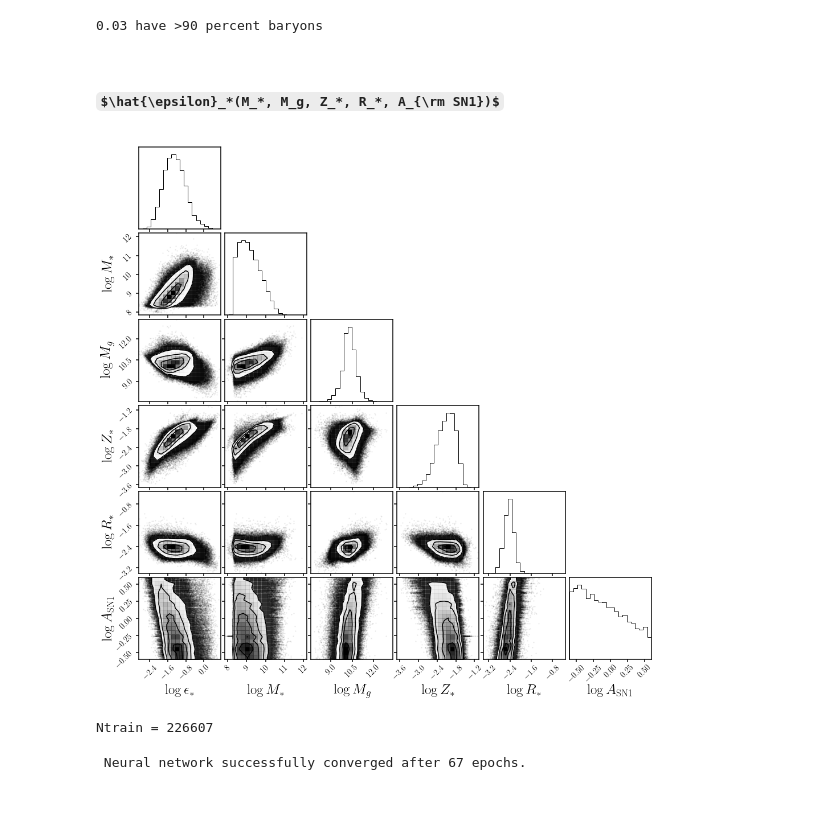
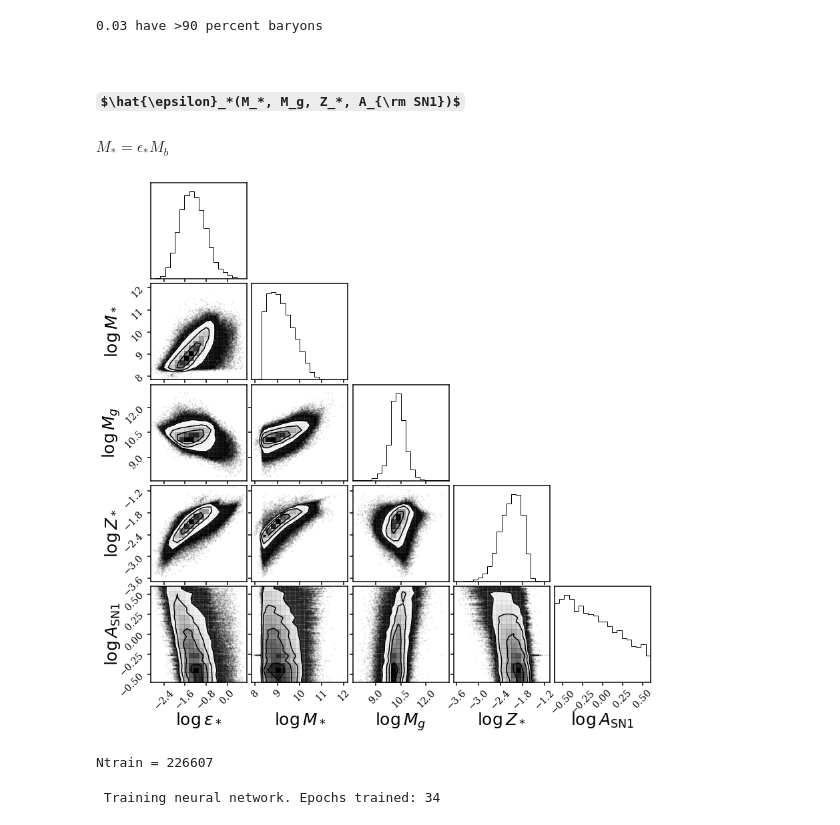
Before and after one commit to changhoonhahn/goleta, a Jupyter notebook: nb/hat_epsilon.ipynb, the cells around one changed output. Cells and saved outputs as stored; diff of their text form; code cells hidden in the pictures; some formulas as TeX source.

Commit message:
TNG epsilon estimator with M*, Mg, Z*, and ASN1

```diff
--- a/nb/hat_epsilon.ipynb
+++ b/nb/hat_epsilon.ipynb
@@ -15,7 +24,7 @@ import corner as DFM
 # --- plotting ---
 import matplotlib as mpl
 import matplotlib.pyplot as plt
-mpl.rcParams['text.usetex'] = True
+#mpl.rcParams['text.usetex'] = True
 mpl.rcParams['font.family'] = 'serif'
 mpl.rcParams['axes.linewidth'] = 1.5
 mpl.rcParams['axes.xmargin'] = 1
@@ -37,20 +45,25 @@ cuda:0
 # %%
 # dat_dir = '/Users/chahah/data/goleta/'
-dat_dir = '/tigress/chhahn/cgpop/'
+#dat_dir = '/tigress/chhahn/cgpop/'
+dat_dir = '/scratch/network/chhahn/goleta/'
+# %%
+subgrid = 'tng'
 # %%
-ftng = h5py.File(os.path.join(dat_dir, 'tng.snap33.subfind.galaxies.LHC.hdf5'), 'r')
+ftng = h5py.File(os.path.join(dat_dir, '%s.snap33.subfind.galaxies.LHC.hdf5' % subgrid), 'r')
 # Om, s8, Asn1, Aagn1, Asn2, Aagn2, Mg, Mstar, Mbh, Mtot, Vmax, Vdisp, Zg, Zs, SFR, J, Vel, Rstar, Rtot, Rvmax,
 # absmag U, B, V, K, g, r, i, z
 tng = ftng['props'][...]
 
-w_tng = np.loadtxt(os.path.join(dat_dir, 'camels_tng.omega_thetag.dat'), unpack=True, usecols=[-1])
+w_tng = np.loadtxt(os.path.join(dat_dir, 'camels_%s.omega_thetag.dat' % subgrid), unpack=True, usecols=[-1])
 
 # restrict only to centrals
-is_central = np.loadtxt(os.path.join(dat_dir, 'tng.snap33.subfind.galaxies.LHC.iscen'))
+is_central = np.loadtxt(os.path.join(dat_dir, '%s.snap33.subfind.galaxies.LHC.iscen' % subgrid))
 is_central = is_central.astype(bool)
 
-tng = tng[:,is_central]
-w_tng = w_tng[is_central]
+ishuffle = np.loadtxt(os.path.join(dat_dir, '%s.snap33.subfind.galaxies.LHC.ishuffle' % subgrid)).astype(int)
+
+tng = tng[:,ishuffle][:,is_central[ishuffle]]
+w_tng = w_tng[ishuffle][is_central[ishuffle]]
 
 is_sf = (np.log10(tng[14])-np.log10(tng[7]) > -10.)
 # %%
@@ -59,16 +72,17 @@ print('%.2f have >90 percent baryons' % np.mean(high_baryons))
 # %% [output]
 0.03 have >90 percent baryons
 # %% [markdown]
-# $\hat{\epsilon}_*(M_*, M_g, Z_*, R_*, A_{\rm SN1})$
+# $\hat{\epsilon}_*(M_*, M_g, Z_*, A_{\rm SN1})$
+
+$M_* = \epsilon_* M_b$
 # %%
 epsilon_star = (tng[0]/0.049) * (tng[7]/tng[9])
 # %%
 fig = DFM.corner(np.array([np.log10(epsilon_star), np.log10(tng[7]),
-                           np.log10(tng[6]), np.log10(tng[13]), np.log10(tng[17]),
-                           np.log10(tng[2])]).T[is_sf & ~high_baryons],
+                           np.log10(tng[6]), np.log10(tng[13]), np.log10(tng[2])]).T[is_sf & ~high_baryons],
                 labels=[r'$\log \epsilon_*$', r'$\log M_*$', r'$\log M_g$',
-                        r'$\log Z_*$', r'$\log R_*$', r'$\log A_{\rm SN1}$'], label_kwargs={'fontsize': 25})
+                        r'$\log Z_*$', r'$\log A_{\rm SN1}$'], label_kwargs={'fontsize': 25})
 # %% [output]
-[figure, old version]
+[figure, new version]
 # %%
 Y = np.log10(epsilon_star)[is_sf & ~high_baryons]
@@ -91,11 +101,13 @@ nblocks = 5
 anpe = Inference.SNPE(prior=prior,
                       density_estimator=Ut.posterior_nn('maf', hidden_features=nhidden, num_transforms=nblocks),
                       device=device)
-anpe.append_simulations(torch.tensor(Y[ishuffle][:Ntrain][:,None]).to(device),
-                        torch.tensor(X[ishuffle][:Ntrain]).to(device))
+anpe.append_simulations(torch.tensor(Y[:Ntrain][:,None]).to(device),
+                        torch.tensor(X[:Ntrain]).to(device))
 
 p_y_x_estimator = anpe.train()
 hat_epsilon = anpe.build_posterior(p_y_x_estimator)
+
+torch.save(hat_epsilon, os.path.join(dat_dir, '%s.hat_epsilon.sf.no_highb.0.pt' % subgrid))
 # %% [output]
- Neural network successfully converged after 67 epochs.
+ Training neural network. Epochs trained: 34
 # %%
```
Also changed, not shown: parts of 11 cells of this notebook.
